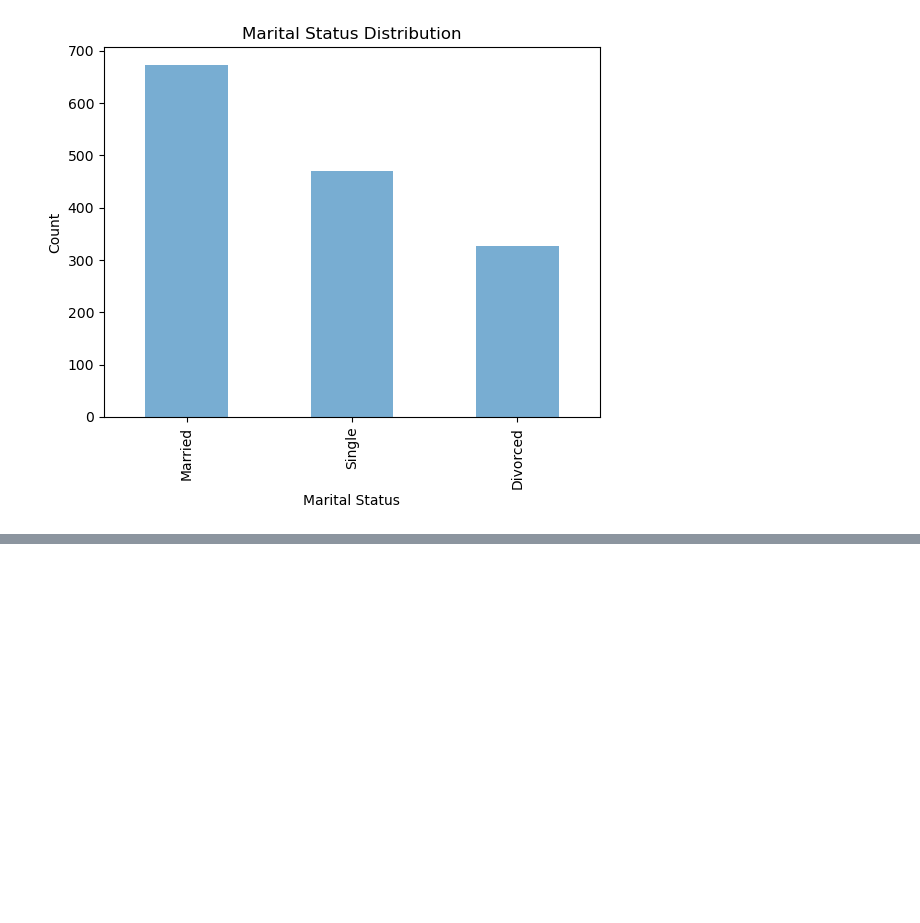
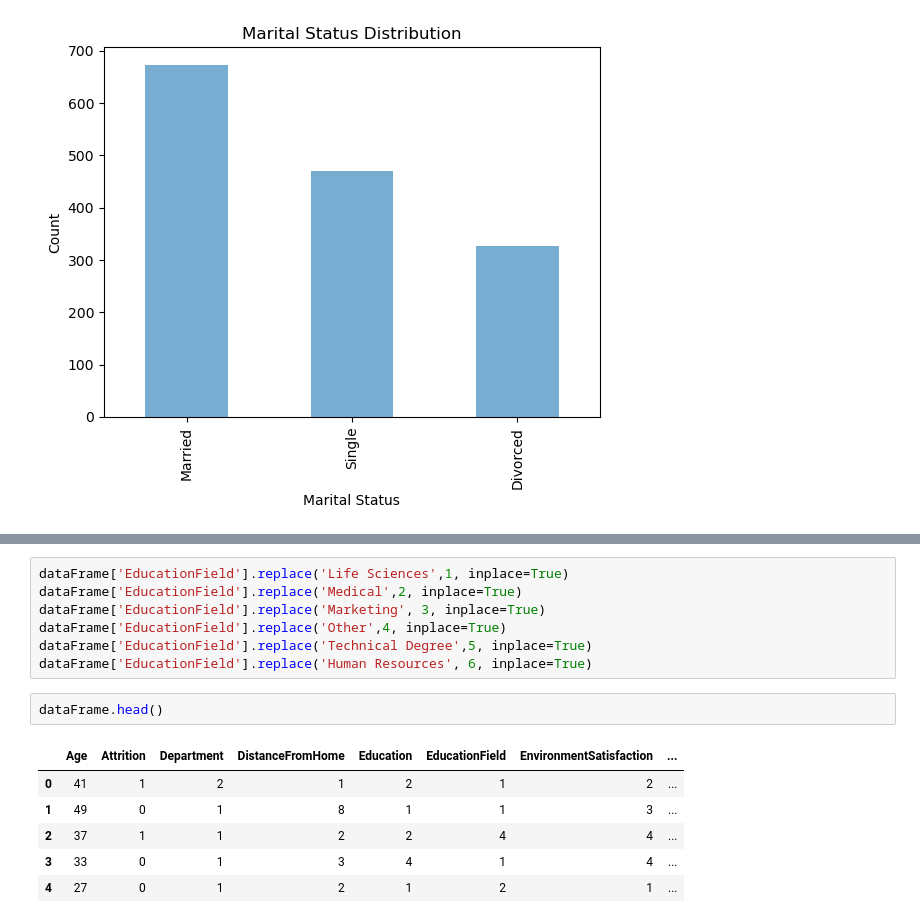
Before and after one commit to s-1-n-t-h/DataScience_Simplilearn, a Jupyter notebook: Project/IBM HR Analytics Employee Attrition Modelling .ipynb, the cells around one changed output, grey strips where cells are left out. Saved outputs shown, nothing was run; the diff lists cells and outputs as text; blank space fills up the shorter version.

```diff
--- a/Project/IBM HR Analytics Employee Attrition Modelling .ipynb
+++ b/Project/IBM HR Analytics Employee Attrition Modelling .ipynb
@@ -174,0 +237,16 @@ plt.show()
+# %%
+dataFrame['EducationField'].replace('Life Sciences',1, inplace=True)
+dataFrame['EducationField'].replace('Medical',2, inplace=True)
+dataFrame['EducationField'].replace('Marketing', 3, inplace=True)
+dataFrame['EducationField'].replace('Other',4, inplace=True)
+dataFrame['EducationField'].replace('Technical Degree',5, inplace=True)
+dataFrame['EducationField'].replace('Human Resources', 6, inplace=True)
+# %%
+dataFrame.head()
+# %% [output]
+|  | Age | Attrition | Department | DistanceFromHome | Education | EducationField | EnvironmentSatisfaction | ... |
+| 0 | 41 | 1 | 2 | 1 | 2 | 1 | 2 | ... |
+| 1 | 49 | 0 | 1 | 8 | 1 | 1 | 3 | ... |
+| 2 | 37 | 1 | 1 | 2 | 2 | 4 | 4 | ... |
+| 3 | 33 | 0 | 1 | 3 | 4 | 1 | 4 | ... |
+| 4 | 27 | 0 | 1 | 2 | 1 | 2 | 1 | ... |
```
Also changed, not shown: parts of 23 cells of this notebook.
